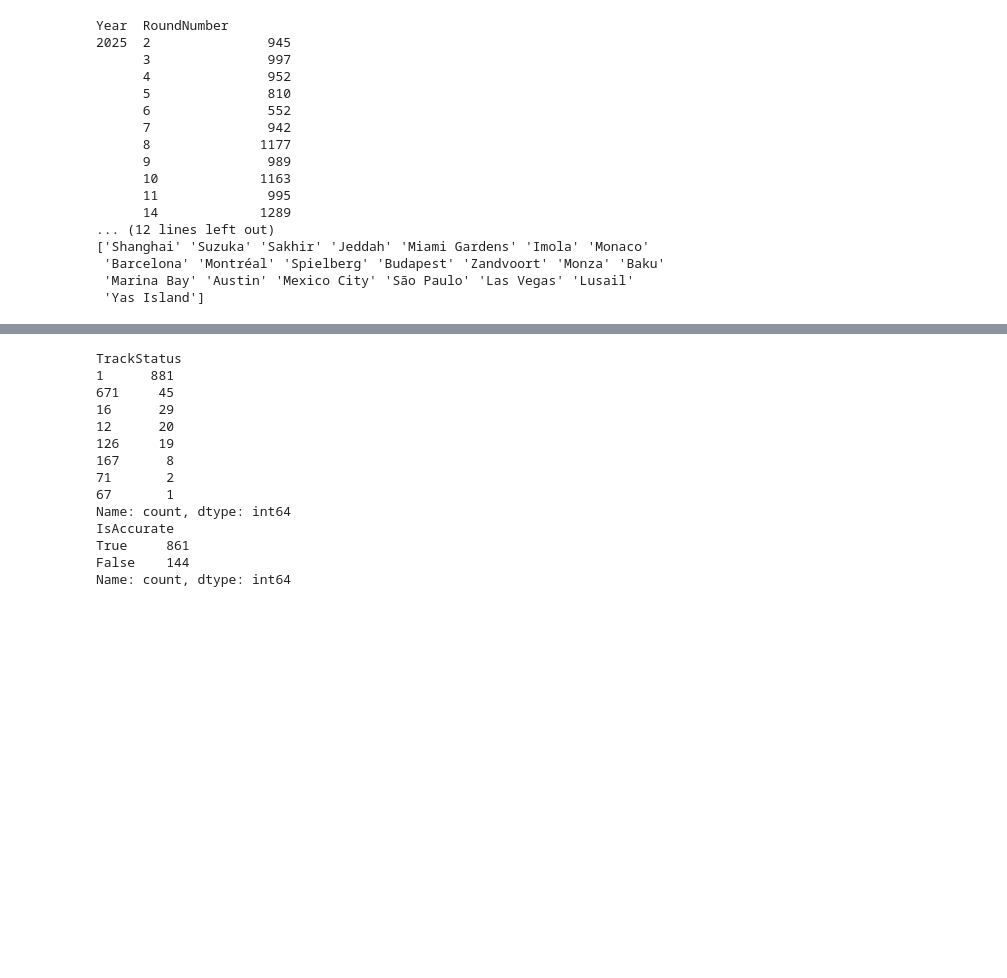
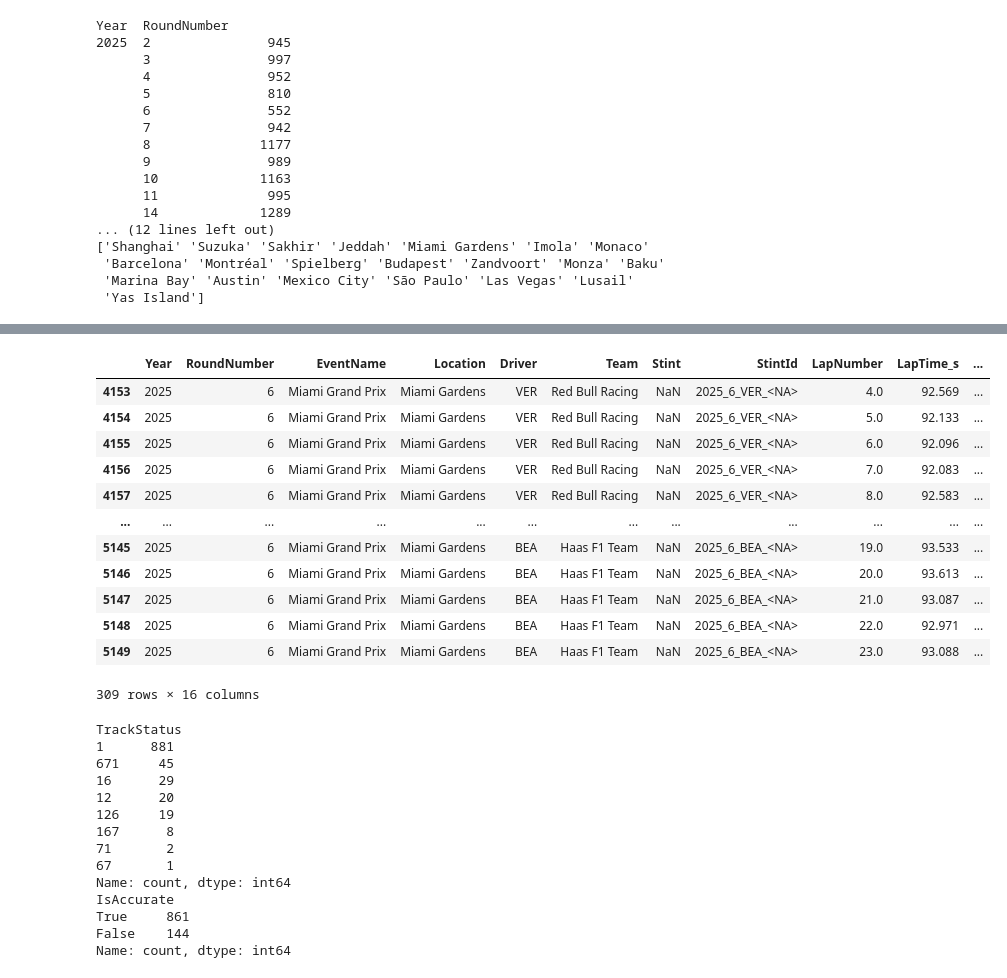
Before and after one commit to JordanMongardini1/f1-tyre-strategy, a Jupyter notebook: notebooks/01_data_exploration.ipynb, the cells around one changed output, grey strips where cells are left out. Cells and saved outputs as stored; diff of their text form; code cells hidden in the pictures; blank space fills up the shorter version.

```diff
--- a/notebooks/01_data_exploration.ipynb
+++ b/notebooks/01_data_exploration.ipynb
@@ -271,3 +220,19 @@ clean_data[clean_data["StintId"].isin(bad.index)].head(20)
+# %%
+raw_data[(raw_data["Location"] == "Miami Gardens") & (raw_data["TyreLife"].isna()) & (raw_data["IsAccurate"] == True)]
+# %% [output]
+|  | Year | RoundNumber | EventName | Location | Driver | Team | Stint | StintId | LapNumber | LapTime_s | ... |
+| 4153 | 2025 | 6 | Miami Grand Prix | Miami Gardens | VER | Red Bull Racing | NaN | 2025_6_VER_<NA> | 4.0 | 92.569 | ... |
+| 4154 | 2025 | 6 | Miami Grand Prix | Miami Gardens | VER | Red Bull Racing | NaN | 2025_6_VER_<NA> | 5.0 | 92.133 | ... |
+| 4155 | 2025 | 6 | Miami Grand Prix | Miami Gardens | VER | Red Bull Racing | NaN | 2025_6_VER_<NA> | 6.0 | 92.096 | ... |
+| 4156 | 2025 | 6 | Miami Grand Prix | Miami Gardens | VER | Red Bull Racing | NaN | 2025_6_VER_<NA> | 7.0 | 92.083 | ... |
+| 4157 | 2025 | 6 | Miami Grand Prix | Miami Gardens | VER | Red Bull Racing | NaN | 2025_6_VER_<NA> | 8.0 | 92.583 | ... |
+| ... | ... | ... | ... | ... | ... | ... | ... | ... | ... | ... | ... |
+| 5145 | 2025 | 6 | Miami Grand Prix | Miami Gardens | BEA | Haas F1 Team | NaN | 2025_6_BEA_<NA> | 19.0 | 93.533 | ... |
+| 5146 | 2025 | 6 | Miami Grand Prix | Miami Gardens | BEA | Haas F1 Team | NaN | 2025_6_BEA_<NA> | 20.0 | 93.613 | ... |
+| 5147 | 2025 | 6 | Miami Grand Prix | Miami Gardens | BEA | Haas F1 Team | NaN | 2025_6_BEA_<NA> | 21.0 | 93.087 | ... |
+| 5148 | 2025 | 6 | Miami Grand Prix | Miami Gardens | BEA | Haas F1 Team | NaN | 2025_6_BEA_<NA> | 22.0 | 92.971 | ... |
+| 5149 | 2025 | 6 | Miami Grand Prix | Miami Gardens | BEA | Haas F1 Team | NaN | 2025_6_BEA_<NA> | 23.0 | 93.088 | ... |
+309 rows × 16 columns
 # %%
 #Run track staus value counts on Miami only
 print(raw_data[raw_data["Location"] == "Miami Gardens"]["TrackStatus"].value_counts())
```
Also changed, not shown: parts of 9 cells of this notebook, 5 other files.
